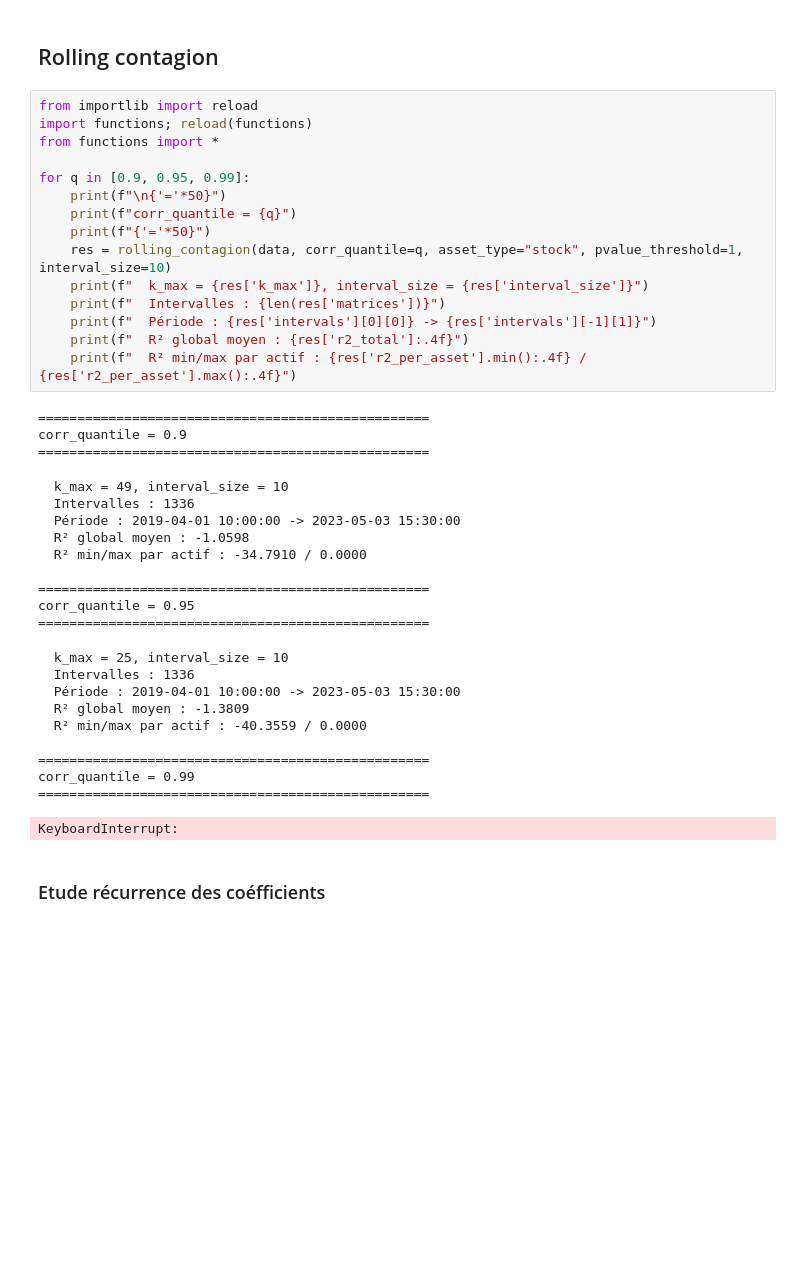
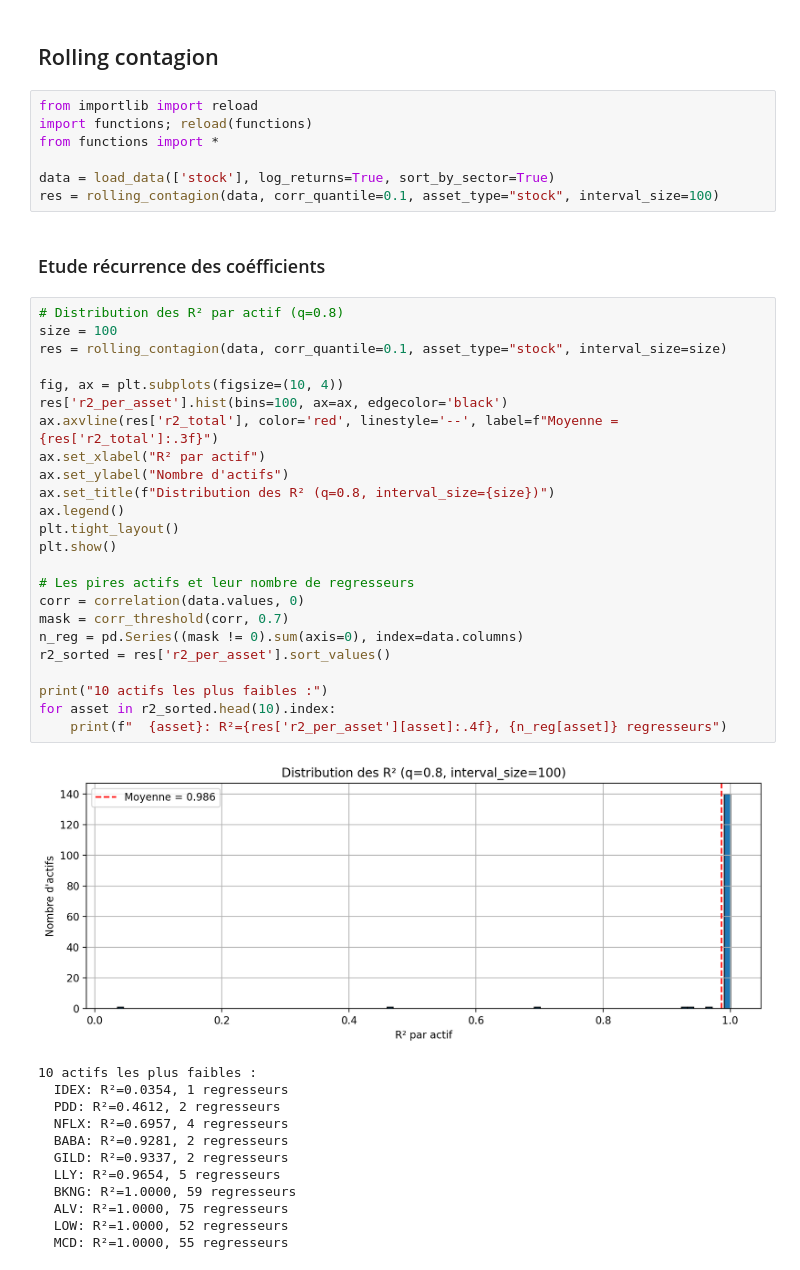
Before and after one commit to theodore34/contagion, a Jupyter notebook: notebook.ipynb, the cells around one changed output. Saved outputs shown, nothing was run; the diff lists cells and outputs as text; blank space fills up the shorter version.

Commit message:
Ajout graphe visualisation

```diff
--- a/notebook.ipynb
+++ b/notebook.ipynb
@@ -116,38 +55,44 @@ from importlib import reload
 import functions; reload(functions)
 from functions import *
 
-for q in [0.9, 0.95, 0.99]:
-    print(f"\n{'='*50}")
-    print(f"corr_quantile = {q}")
-    print(f"{'='*50}")
-    res = rolling_contagion(data, corr_quantile=q, asset_type="stock", pvalue_threshold=1, interval_size=10)
-    print(f"  k_max = {res['k_max']}, interval_size = {res['interval_size']}")
-    print(f"  Intervalles : {len(res['matrices'])}")
-    print(f"  Période : {res['intervals'][0][0]} -> {res['intervals'][-1][1]}")
-    print(f"  R² global moyen : {res['r2_total']:.4f}")
-    print(f"  R² min/max par actif : {res['r2_per_asset'].min():.4f} / {res['r2_per_asset'].max():.4f}")
+data = load_data(['stock'], log_returns=True, sort_by_sector=True)
+res = rolling_contagion(data, corr_quantile=0.1, asset_type="stock", interval_size=100)
-# %% [output]
-==================================================
-corr_quantile = 0.9
-==================================================
-  k_max = 49, interval_size = 10
-  Intervalles : 1336
-  Période : 2019-04-01 10:00:00 -> 2023-05-03 15:30:00
-  R² global moyen : -1.0598
-  R² min/max par actif : -34.7910 / 0.0000
-
-==================================================
-corr_quantile = 0.95
-==================================================
-  k_max = 25, interval_size = 10
-  Intervalles : 1336
-  Période : 2019-04-01 10:00:00 -> 2023-05-03 15:30:00
-  R² global moyen : -1.3809
-  R² min/max par actif : -40.3559 / 0.0000
-
-==================================================
-corr_quantile = 0.99
-==================================================
-KeyboardInterrupt:
 # %% [markdown]
 ### Etude récurrence des coéfficients
+# %%
+# Distribution des R² par actif (q=0.8)
+size = 100
+res = rolling_contagion(data, corr_quantile=0.1, asset_type="stock", interval_size=size)
+
+fig, ax = plt.subplots(figsize=(10, 4))
+res['r2_per_asset'].hist(bins=100, ax=ax, edgecolor='black')
+ax.axvline(res['r2_total'], color='red', linestyle='--', label=f"Moyenne = {res['r2_total']:.3f}")
+ax.set_xlabel("R² par actif")
+ax.set_ylabel("Nombre d'actifs")
+ax.set_title(f"Distribution des R² (q=0.8, interval_size={size})")
+ax.legend()
+plt.tight_layout()
+plt.show()
+
+# Les pires actifs et leur nombre de regresseurs
+corr = correlation(data.values, 0)
+mask = corr_threshold(corr, 0.7)
+n_reg = pd.Series((mask != 0).sum(axis=0), index=data.columns)
+r2_sorted = res['r2_per_asset'].sort_values()
+
+print("10 actifs les plus faibles :")
+for asset in r2_sorted.head(10).index:
+    print(f"  {asset}: R²={res['r2_per_asset'][asset]:.4f}, {n_reg[asset]} regresseurs")
+# %% [output]
+[figure, added]
+10 actifs les plus faibles :
+  IDEX: R²=0.0354, 1 regresseurs
+  PDD: R²=0.4612, 2 regresseurs
+  NFLX: R²=0.6957, 4 regresseurs
+  BABA: R²=0.9281, 2 regresseurs
+  GILD: R²=0.9337, 2 regresseurs
+  LLY: R²=0.9654, 5 regresseurs
+  BKNG: R²=1.0000, 59 regresseurs
+  ALV: R²=1.0000, 75 regresseurs
+  LOW: R²=1.0000, 52 regresseurs
+  MCD: R²=1.0000, 55 regresseurs
```
Also changed, not shown: parts of 27 cells of this notebook, 5 other files.
